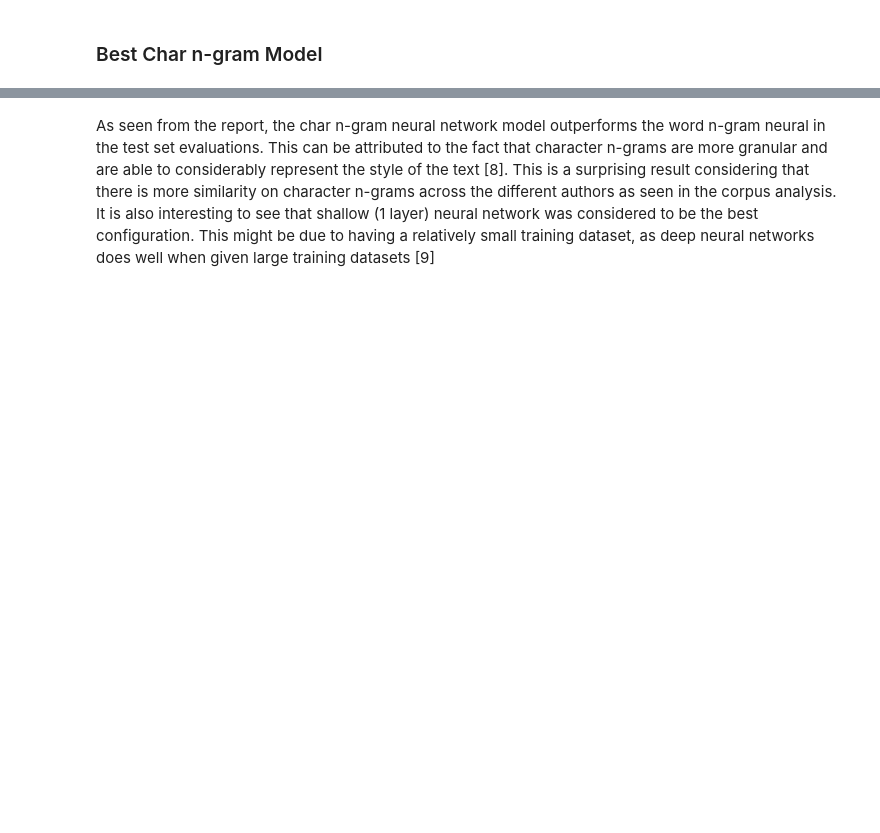
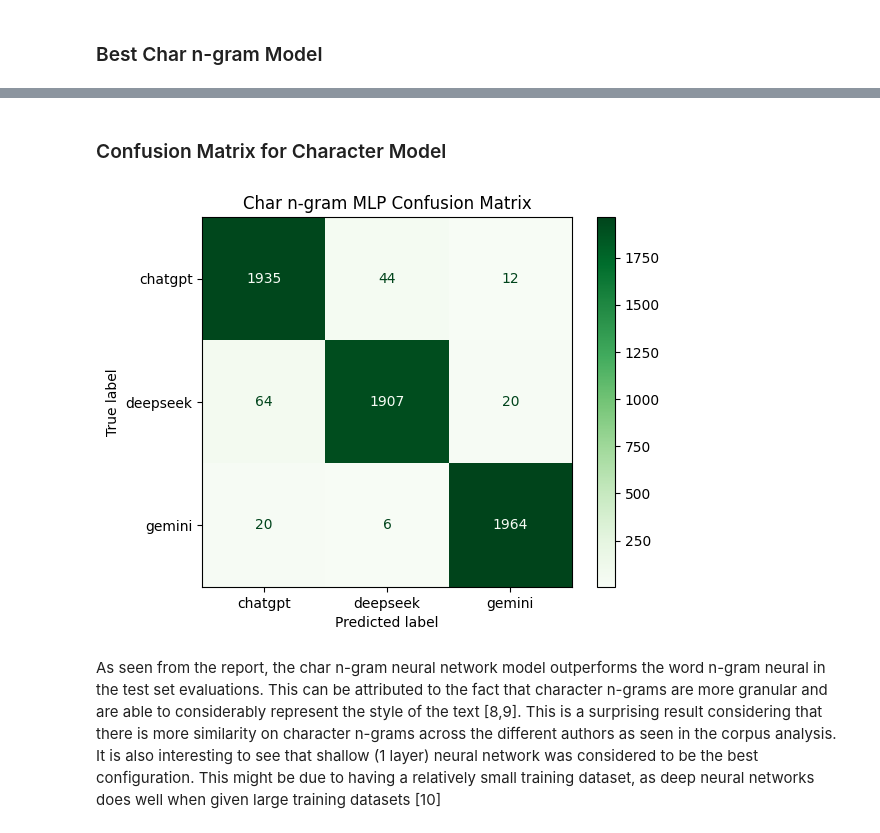
Before and after one commit to tonyyyy0304/STINTSYMCO, a Jupyter notebook: 4_neural_network_model.ipynb, the cells around one changed output, grey strips where cells are left out. Drawn from its saved outputs; the diff is of its cells as text; code cells hidden in the pictures; blank space fills up the shorter version.

```diff
--- a/4_neural_network_model.ipynb
+++ b/4_neural_network_model.ipynb
@@ -419,13 +436,12 @@ weighted avg     0.9377    0.9375    0.9376      5972
 ### Best Char n-gram Model
 # %%
 feature = "char"
-model, char_report = train_best_for_feature(
+char_model = train_best_for_feature(
     feature,
     feature_configs[feature],
     X_test_char_dense,
     y_test,
  )
-print(char_report)
 # %% [output]
 Epoch 001 | train_loss=0.6942 train_acc=0.9334 val_loss=0.3942 val_acc=0.9338
 Epoch 002 | train_loss=0.2866 train_acc=0.9526 val_loss=0.2090 val_acc=0.9538
@@ -447,5 +493,17 @@ weighted avg     0.9723    0.9722    0.9722      5972
+# %% [markdown]
+### Confusion Matrix for Character Model
+# %%
+# char model
+char_preds = char_model.predict(X_test_char_dense)
+cm_char = confusion_matrix(y_test, char_preds, labels=label_ids)
+disp_char = ConfusionMatrixDisplay(confusion_matrix=cm_char, display_labels=label_names)
+disp_char.plot(cmap="Greens", values_format="d")
+plt.title("Char n-gram MLP Confusion Matrix")
+plt.show()
+# %% [output]
+[figure, added]
 # %% [markdown]
-As seen from the report, the char n-gram neural network model outperforms the word n-gram neural in the test set evaluations. This can be attributed to the fact that character n-grams are more granular and are able to considerably represent the style of the text [8]. This is a surprising result considering that there is more similarity on character n-grams across the different authors as seen in the corpus analysis. It is also interesting to see that shallow (1 layer) neural network was considered to be the best configuration. This might be due to having a relatively small training dataset, as deep neural networks does well when given large training datasets [9]
+As seen from the report, the char n-gram neural network model outperforms the word n-gram neural in the test set evaluations. This can be attributed to the fact that character n-grams are more granular and are able to considerably represent the style of the text [8,9]. This is a surprising result considering that there is more similarity on character n-grams across the different authors as seen in the corpus analysis. It is also interesting to see that shallow (1 layer) neural network was considered to be the best configuration. This might be due to having a relatively small training dataset, as deep neural networks does well when given large training datasets [10]
 # %% [markdown]
 [1]
 Modupe, A., Celik, T., Marivate, V., & Olugbara, O. O. (2022). Post-authorship attribution using regularized deep neural network. Applied Sciences, 12(15), 7518.
```
Also changed, not shown: parts of 11 cells of this notebook, 2 other files.
